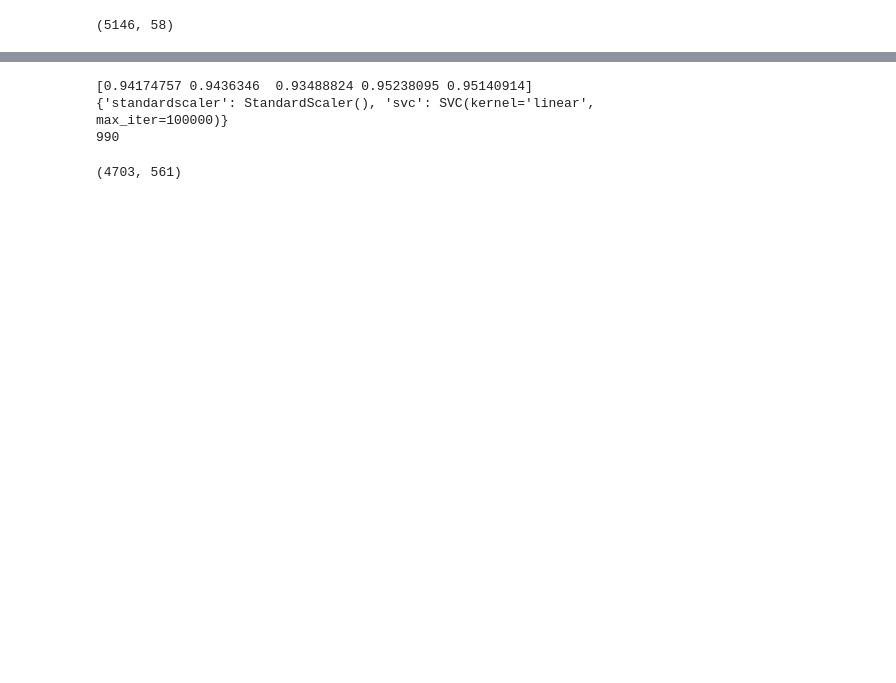
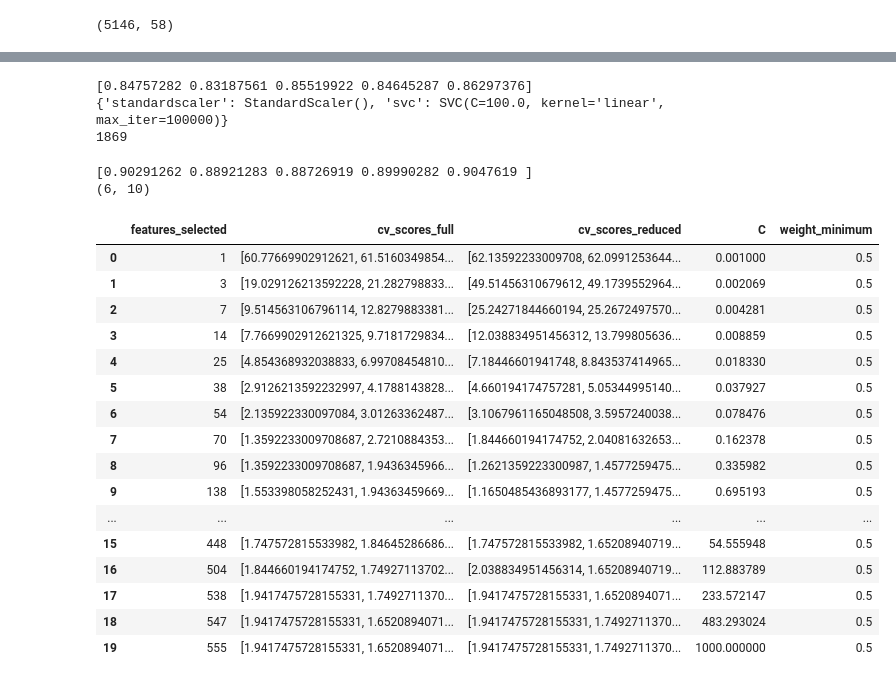
Before and after one commit to jonnor/embeddedml, a Jupyter notebook: handson/svm-vectors/HumanActivityRecognition.ipynb, the cells around one changed output, grey strips where cells are left out. Cells and saved outputs as stored; diff of their text form; code cells hidden in the pictures; blank space fills up the shorter version.

```diff
--- a/handson/svm-vectors/HumanActivityRecognition.ipynb
+++ b/handson/svm-vectors/HumanActivityRecognition.ipynb
@@ -169,3 +93,6 @@ s.fit(x_train, y_train)
 #KNeighborsClassifier(n_neighbors=3), n_features_to_select=3
 # %% [output]
 KeyboardInterrupt:
+# %%
+x_train = s.transform(x_train)
+x_train.shape
@@ -214,7 +143,7 @@ print(np.sum(pipe.named_steps['nusvc'].n_support_))
 from sklearn.svm import LinearSVC
 from sklearn.feature_selection import SelectFromModel
 
-svc = SVC(C=1.0, max_iter=100000, kernel='linear')
+svc = SVC(C=100.0, max_iter=100000, kernel='linear')
 pipe = make_pipeline(StandardScaler(), svc)
 scores = cross_val_score(pipe, x_train, y_train)
 print(scores)
@@ -222,12 +151,23 @@ pipe.fit(x_train, y_train)
 print(pipe.named_steps)
 print(np.sum(pipe.named_steps['svc'].n_support_))
 # %% [output]
-[0.94174757 0.9436346  0.93488824 0.95238095 0.95140914]
-{'standardscaler': StandardScaler(), 'svc': SVC(kernel='linear', max_iter=100000)}
-990
+[0.84757282 0.83187561 0.85519922 0.84645287 0.86297376]
+{'standardscaler': StandardScaler(), 'svc': SVC(C=100.0, kernel='linear', max_iter=100000)}
+1869
-# %%
-pipe.named_steps['nusvc'].support_vectors_.shape
-# %% [output]
-(4703, 561)
 # %%
 # LinearSVC has both a larger range for the support vectors, and a lower number for better performance
+# %%
+
+from sklearn.linear_model import LogisticRegression
+
+svc = LogisticRegression(C=10.0, max_iter=10000)
+
+pipe = make_pipeline(StandardScaler(), svc)
+
+scores = cross_val_score(pipe, x_train, y_train)
+print(scores)
+pipe.fit(x_train, y_train)
+print(pipe.named_steps['logisticregression'].coef_.shape)
+# %% [output]
+[0.90291262 0.88921283 0.88726919 0.89990282 0.9047619 ]
+(6, 10)
@@ -233,0 +220,20 @@ pipe.named_steps['nusvc'].support_vectors_.shape
+# %%
+results
+# %% [output]
+|  | features_selected | cv_scores_full | cv_scores_reduced | C | weight_minimum |
+| 0 | 1 | [60.77669902912621, 61.5160349854... | [62.13592233009708, 62.0991253644... | 0.001000 | 0.5 |
+| 1 | 3 | [19.029126213592228, 21.282798833... | [49.51456310679612, 49.1739552964... | 0.002069 | 0.5 |
+| 2 | 7 | [9.514563106796114, 12.8279883381... | [25.24271844660194, 25.2672497570... | 0.004281 | 0.5 |
+| 3 | 14 | [7.7669902912621325, 9.7181729834... | [12.038834951456312, 13.799805636... | 0.008859 | 0.5 |
+| 4 | 25 | [4.854368932038833, 6.99708454810... | [7.18446601941748, 8.843537414965... | 0.018330 | 0.5 |
+| 5 | 38 | [2.9126213592232997, 4.1788143828... | [4.660194174757281, 5.05344995140... | 0.037927 | 0.5 |
+| 6 | 54 | [2.135922330097084, 3.01263362487... | [3.1067961165048508, 3.5957240038... | 0.078476 | 0.5 |
+| 7 | 70 | [1.3592233009708687, 2.7210884353... | [1.844660194174752, 2.04081632653... | 0.162378 | 0.5 |
+| 8 | 96 | [1.3592233009708687, 1.9436345966... | [1.2621359223300987, 1.4577259475... | 0.335982 | 0.5 |
+| 9 | 138 | [1.553398058252431, 1.94363459669... | [1.1650485436893177, 1.4577259475... | 0.695193 | 0.5 |
+| ... | ... | ... | ... | ... | ... |
+| 15 | 448 | [1.747572815533982, 1.84645286686... | [1.747572815533982, 1.65208940719... | 54.555948 | 0.5 |
+| 16 | 504 | [1.844660194174752, 1.74927113702... | [2.038834951456314, 1.65208940719... | 112.883789 | 0.5 |
+| 17 | 538 | [1.9417475728155331, 1.7492711370... | [1.9417475728155331, 1.6520894071... | 233.572147 | 0.5 |
+| 18 | 547 | [1.9417475728155331, 1.6520894071... | [1.9417475728155331, 1.7492711370... | 483.293024 | 0.5 |
+| 19 | 555 | [1.9417475728155331, 1.6520894071... | [1.9417475728155331, 1.7492711370... | 1000.000000 | 0.5 |
```
Also changed, not shown: parts of 29 cells of this notebook.
